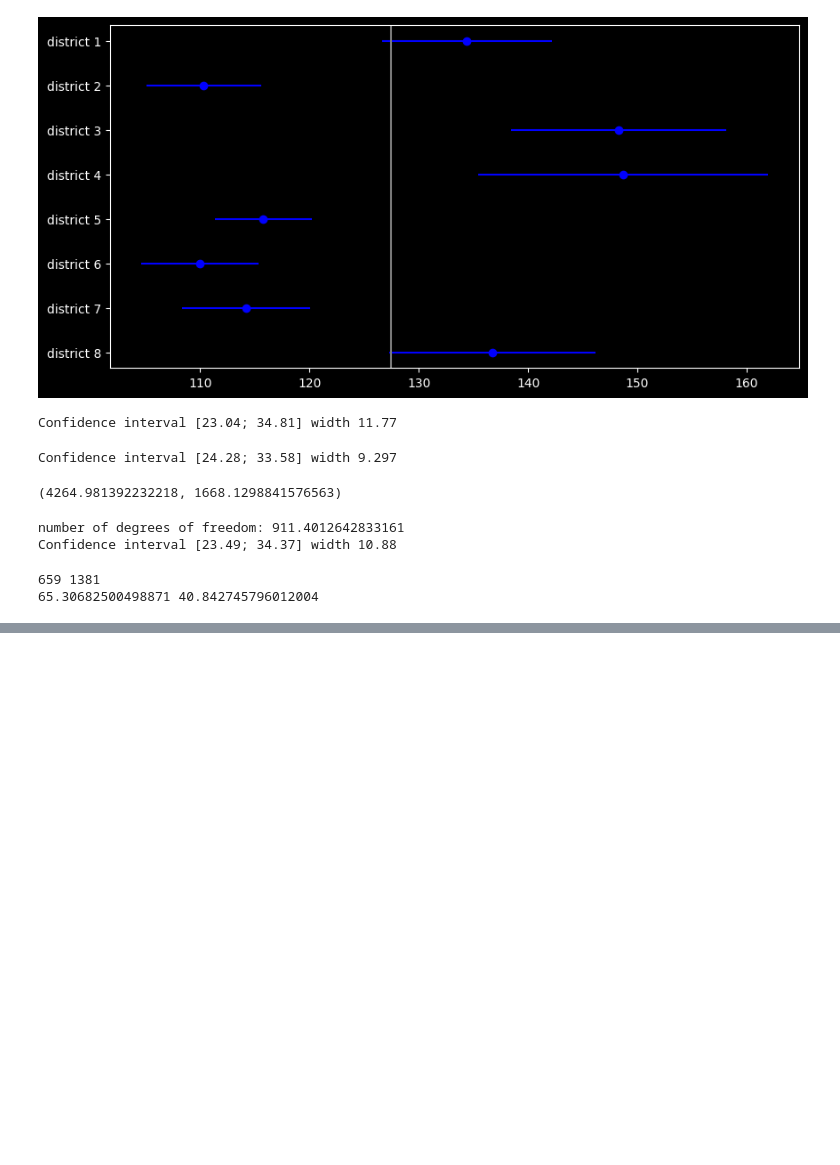
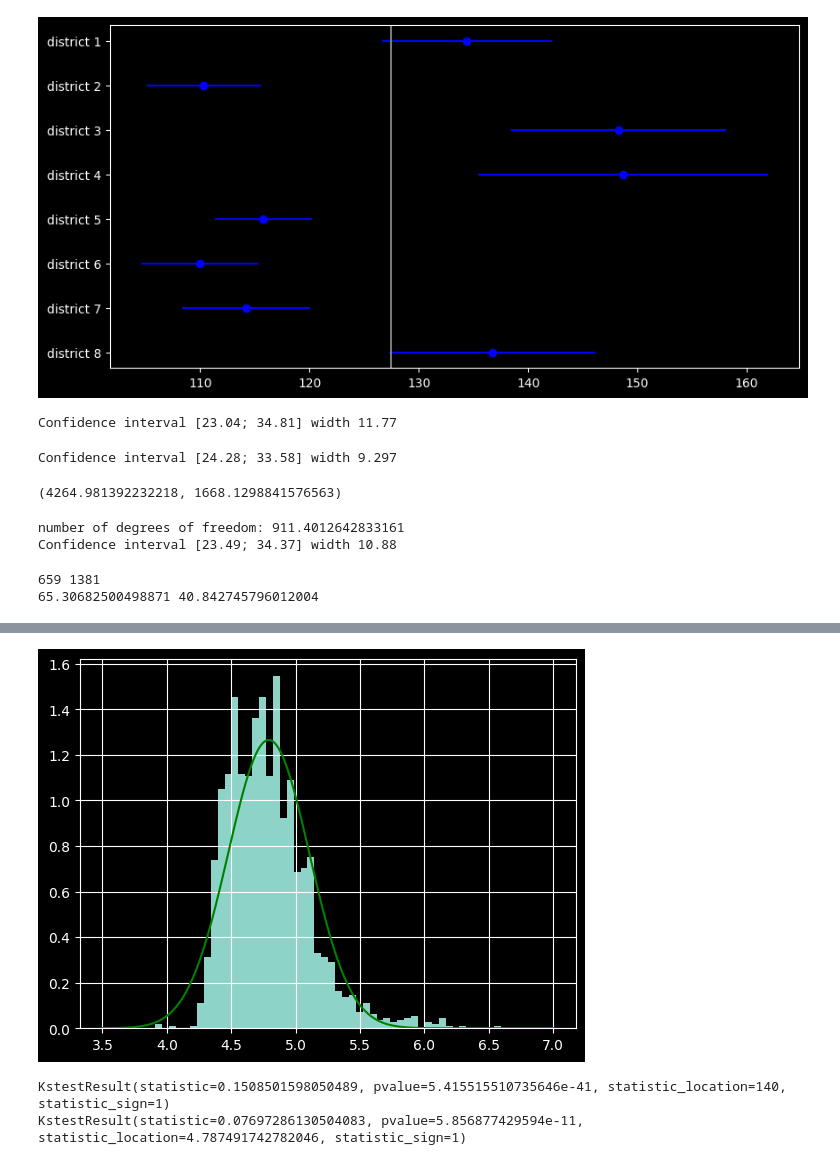
Before and after one commit to ekomissarov/data-analysis, a Jupyter notebook: 13_confidence_intervals_exact.ipynb, the cells around one changed output, grey strips where cells are left out. Saved outputs shown, nothing was run; the diff lists cells and outputs as text; code cells hidden in the pictures; blank space fills up the shorter version.

```diff
--- a/13_confidence_intervals_exact.ipynb
+++ b/13_confidence_intervals_exact.ipynb
@@ -292,0 +375,19 @@ print(x.std(), y.std())
+# %%
+df.price.apply(np.log).hist(bins=50, density=True);
+
+x = df.price.apply(np.log).values
+
+xs = np.linspace(3.5, 7, 300)
+ys = sts.norm(loc=np.mean(x), scale=np.std(x, ddof=1)).pdf(xs)
+plt.plot(xs, ys, color="green");
+# %% [output]
+[figure, added]
+# %%
+#We can formally test the hypothesis of whether a sample has a normal distribution using the Kolmogorov-Smirnov test.
+print(sts.kstest(df.price, 'norm', args=(df.price.mean(), df.price.std(ddof=1))))
+print(sts.kstest(x, 'norm', args=(np.mean(x), np.std(x, ddof=1))))
+
+#very small p-value means that the hypothesis is rejected and the sample is not normal
+# %% [output]
+KstestResult(statistic=0.1508501598050489, pvalue=5.415515510735646e-41, statistic_location=140, statistic_sign=1)
+KstestResult(statistic=0.07697286130504083, pvalue=5.856877429594e-11, statistic_location=4.787491742782046, statistic_sign=1)
```
Also changed, not shown: parts of 9 cells of this notebook.
